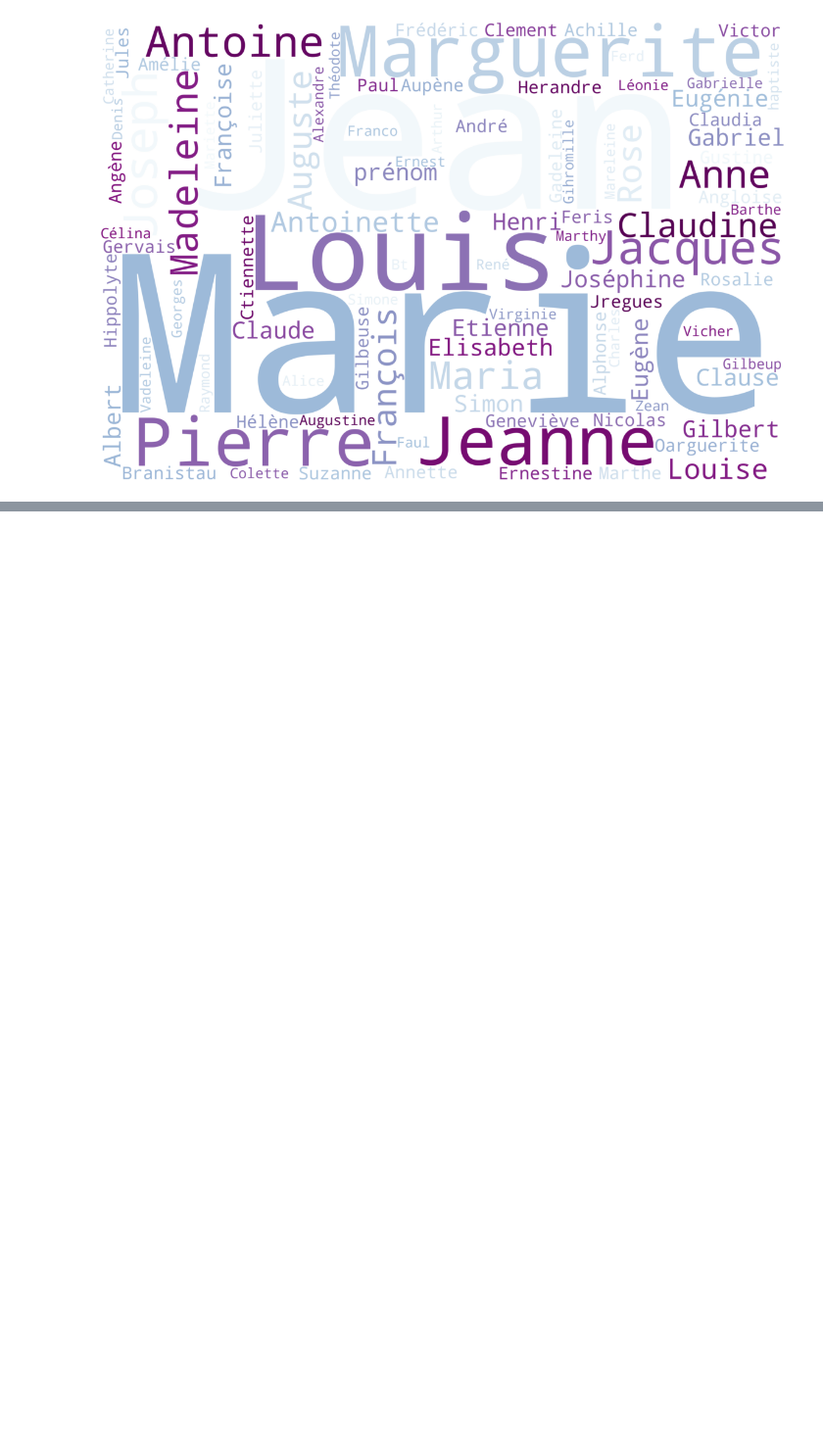
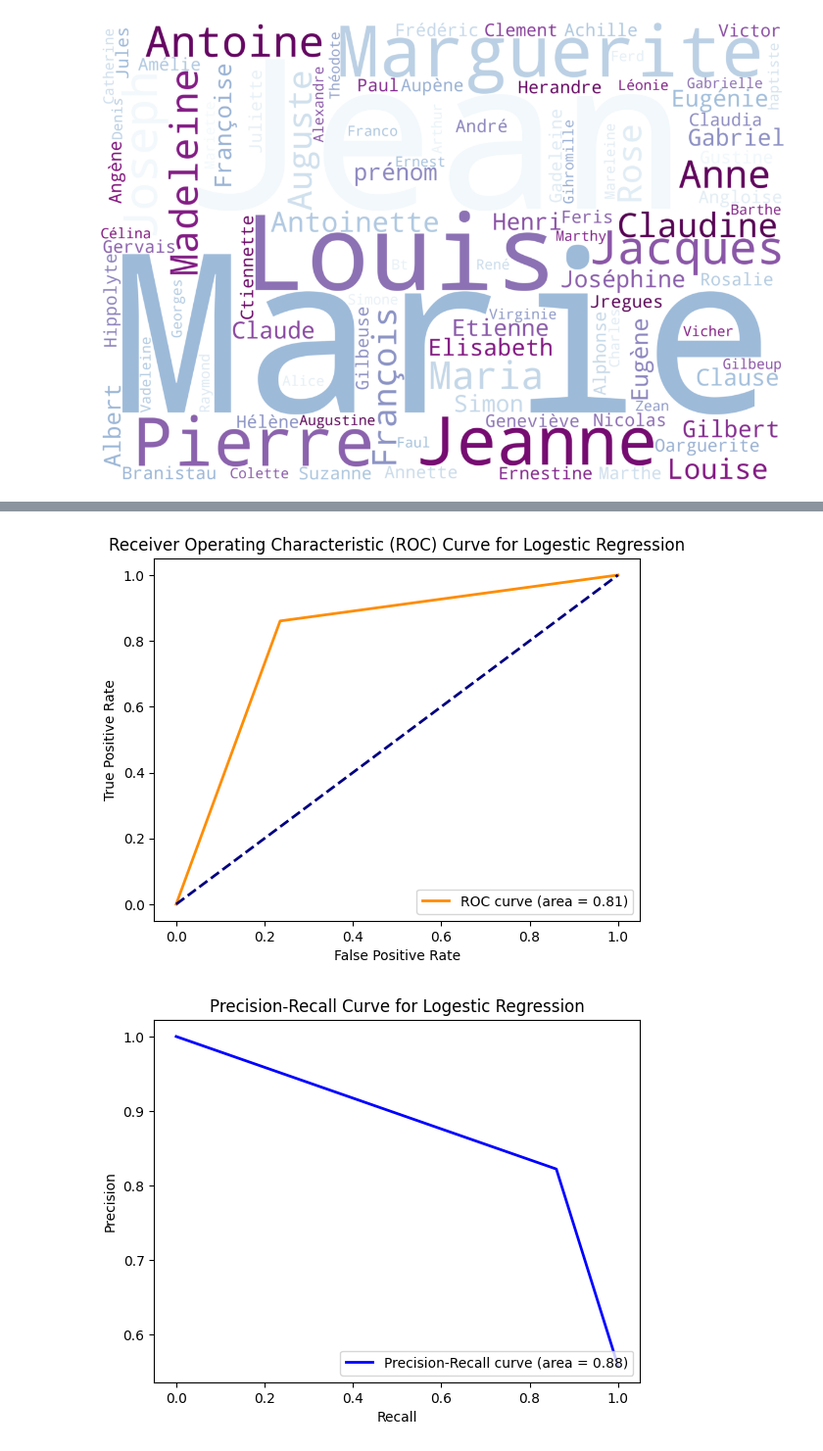
Before and after one commit to ilyeshammouda/NLP_3A_ENSAE, a Jupyter notebook: notebook/data_exploring.ipynb, the cells around one changed output, grey strips where cells are left out. Shown at 98% size. Saved outputs shown, nothing was run; the diff lists cells and outputs as text; code cells hidden in the pictures; blank space fills up the shorter version.

```diff
--- a/notebook/data_exploring.ipynb
+++ b/notebook/data_exploring.ipynb
@@ -137,5 +146,3 @@ plt.axis("off")
 plt.show()
 # %% [output]
 [figure]
-# %%
-data_frame_2_cleaned['sex'] = data_frame_2_cleaned['sex'].replace({0:"homme",1:"femme"})
@@ -326,0 +267,29 @@ None
+# %%
+# Calculer les probabilités prédites pour les échantillons de test
+
+# Courbe ROC
+fpr, tpr, _ = roc_curve(y_test, LR_y_pred)
+roc_auc = auc(fpr, tpr)
+plt.figure()
+plt.plot(fpr, tpr, color='darkorange', lw=2, label='ROC curve (area = %0.2f)' % roc_auc)
+plt.plot([0, 1], [0, 1], color='navy', lw=2, linestyle='--')
+plt.xlabel('False Positive Rate')
+plt.ylabel('True Positive Rate')
+plt.title('Receiver Operating Characteristic (ROC) Curve for Logestic Regression')
+plt.legend(loc="lower right")
+plt.show()
+
+
+# Courbe de précision-rappel
+precision, recall, _ = precision_recall_curve(y_test, LR_y_pred)
+pr_auc = auc(recall, precision)
+plt.figure()
+plt.plot(recall, precision, color='blue', lw=2, label='Precision-Recall curve (area = %0.2f)' % pr_auc )
+plt.xlabel('Recall')
+plt.ylabel('Precision')
+plt.title('Precision-Recall Curve for Logestic Regression')
+plt.legend(loc="lower right")
+plt.show()
+# %% [output]
+[figure, added]
+[figure, added]
```
Also changed, not shown: parts of 45 cells of this notebook.
